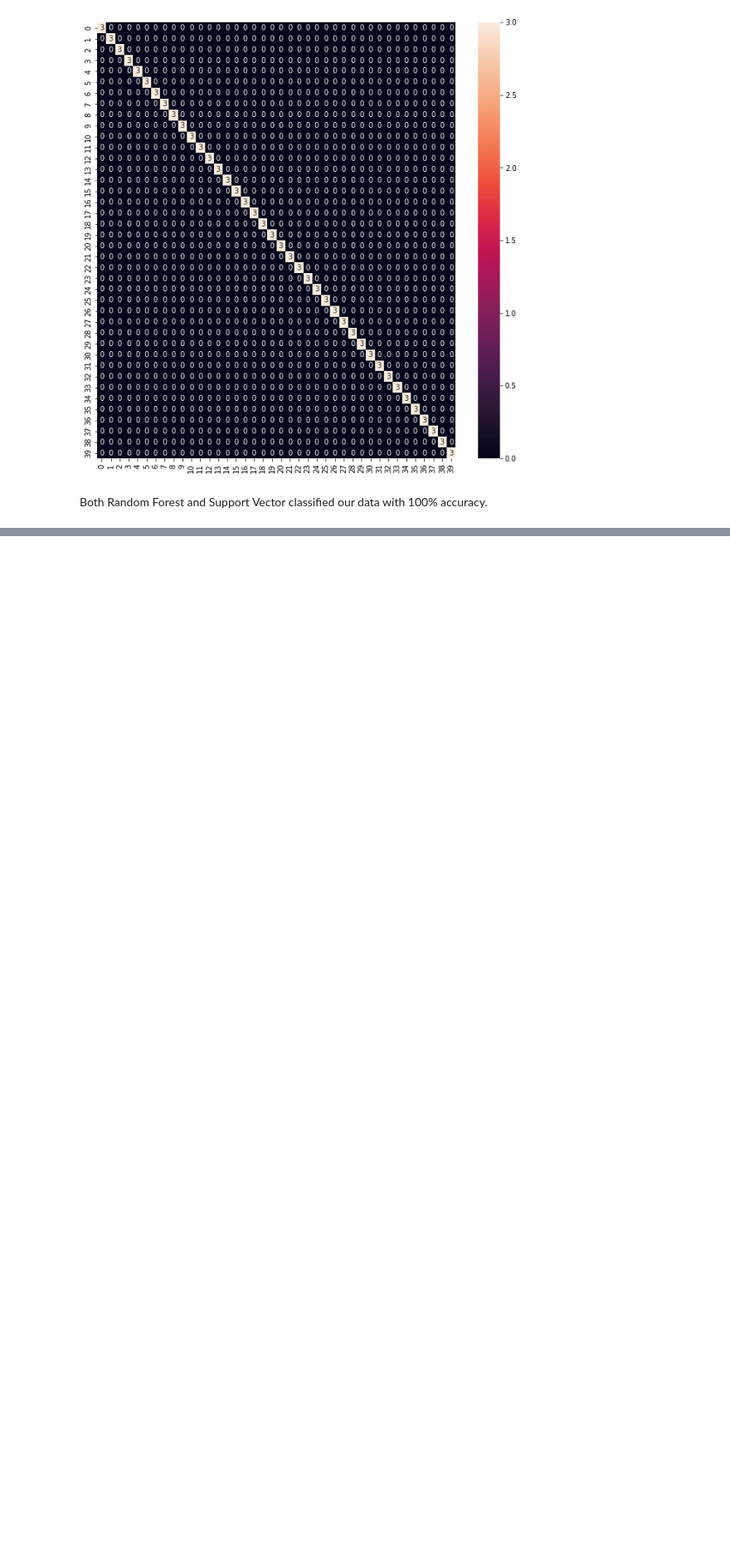
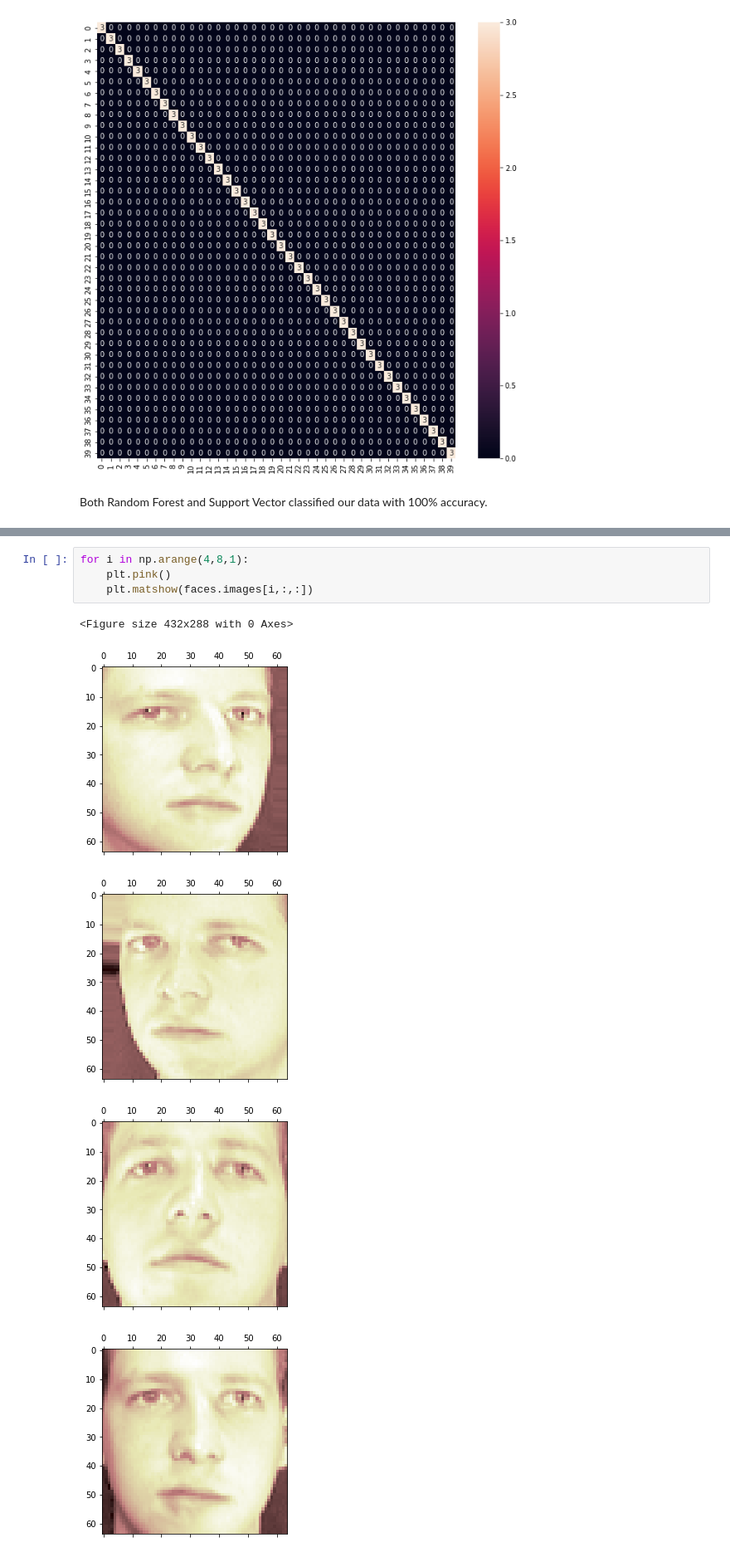
Before and after one commit to Okezzi/SVM-and-RF-on-MNIST-Dataset, a Jupyter notebook: SVM_RF_Olivetti_Faces.ipynb, the cells around one changed output, grey strips where cells are left out. Shown at 83% size. Drawn from its saved outputs; the diff is of its cells as text; blank space fills up the shorter version.

```diff
--- a/SVM_RF_Olivetti_Faces.ipynb
+++ b/SVM_RF_Olivetti_Faces.ipynb
@@ -724,0 +751,10 @@ Both Random Forest and Support Vector classified our data with 100% accuracy.
+# %%
+for i in np.arange(4,8,1):
+    plt.pink()
+    plt.matshow(faces.images[i,:,:])
+# %% [output]
+<Figure size 432x288 with 0 Axes>
+[figure, added]
+[figure, added]
+[figure, added]
+[figure, added]
```
Also changed, not shown: parts of 6 cells of this notebook.
